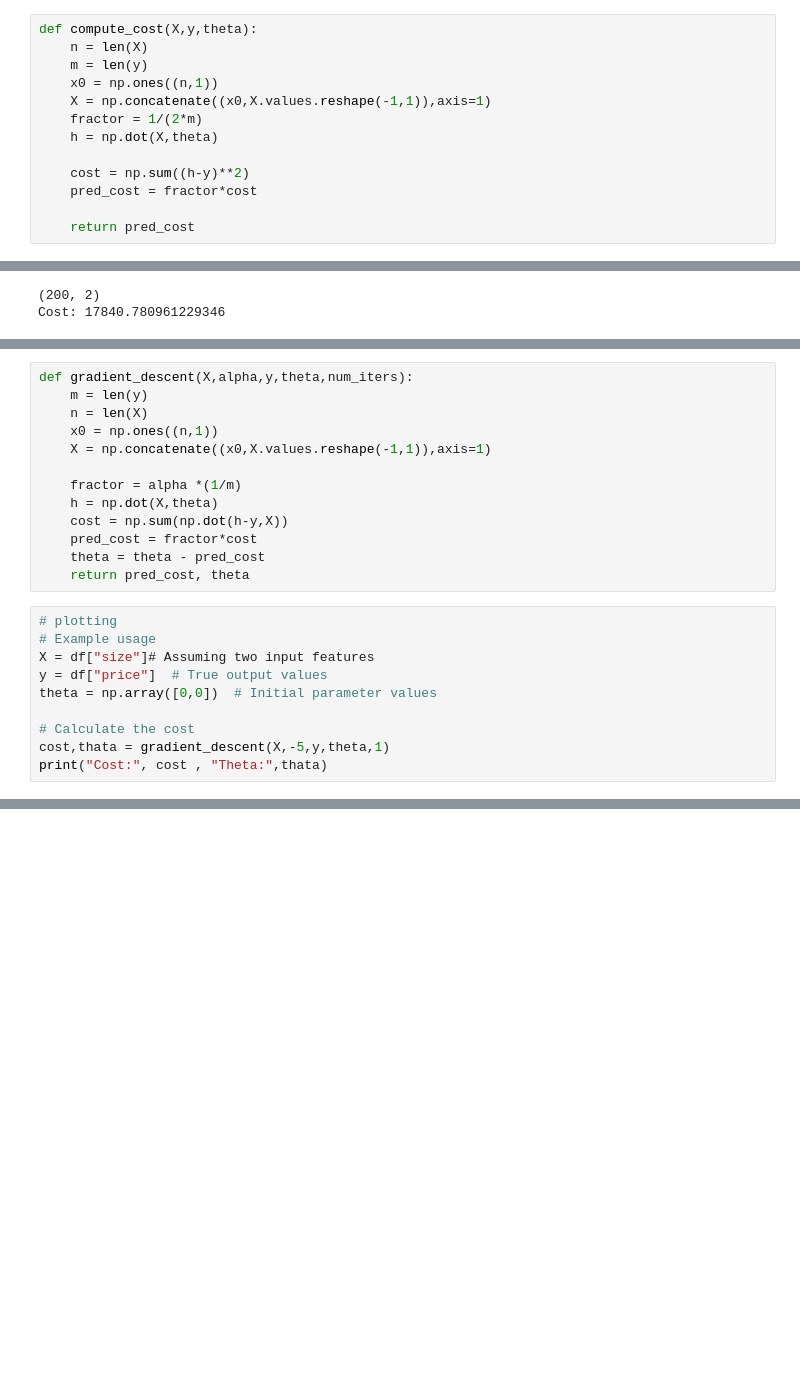
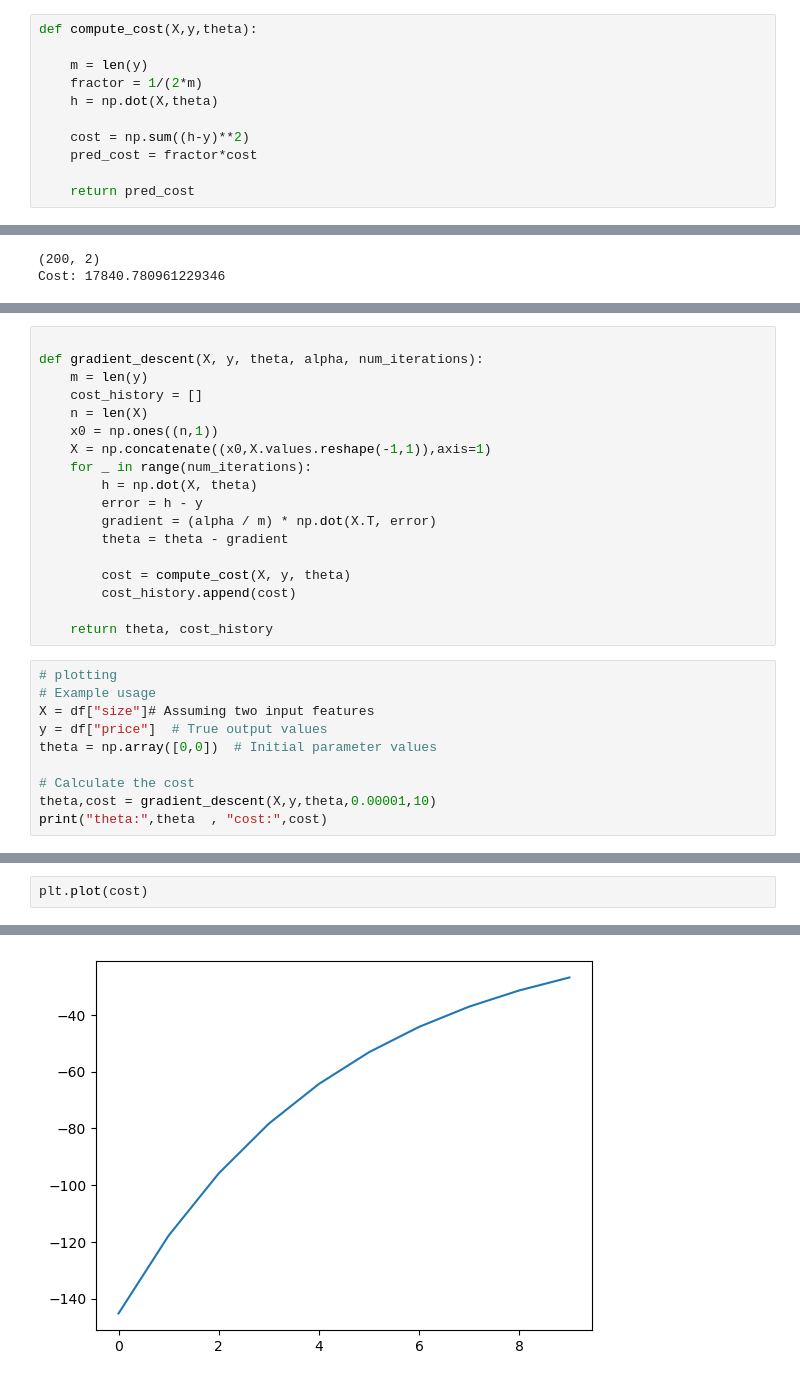
Before and after one commit to marshellon/Machine_learning, a Jupyter notebook: 4/asg_4.ipynb, the cells around one changed output, grey strips where cells are left out. Saved outputs shown, nothing was run; the diff lists cells and outputs as text; blank space fills up the shorter version.

```diff
--- a/4/asg_4.ipynb
+++ b/4/asg_4.ipynb
@@ -18,10 +18,8 @@ plt.show()
 [figure]
 # %%
 def compute_cost(X,y,theta):
-    n = len(X)
+
     m = len(y)
-    x0 = np.ones((n,1))
-    X = np.concatenate((x0,X.values.reshape(-1,1)),axis=1)
     fractor = 1/(2*m)
     h = np.dot(X,theta)
 
@@ -45,16 +52,21 @@ Cost: 17840.780961229346
 # %%
-def gradient_descent(X,alpha,y,theta,num_iters):
+
+def gradient_descent(X, y, theta, alpha, num_iterations):
     m = len(y)
+    cost_history = []
     n = len(X)
     x0 = np.ones((n,1))
     X = np.concatenate((x0,X.values.reshape(-1,1)),axis=1)
+    for _ in range(num_iterations):
+        h = np.dot(X, theta)
+        error = h - y
+        gradient = (alpha / m) * np.dot(X.T, error)
+        theta = theta - gradient
 
-    fractor = alpha *(1/m)
-    h = np.dot(X,theta)
-    cost = np.sum(np.dot(h-y,X))
-    pred_cost = fractor*cost
-    theta = theta - pred_cost
-    return pred_cost, theta
+        cost = compute_cost(X, y, theta)
+        cost_history.append(cost)
+
+    return theta, cost_history
 # %%
 # plotting
 # Example usage
@@ -63,6 +75,6 @@ y = df["price"]  # True output values
 theta = np.array([0,0])  # Initial parameter values
 
 # Calculate the cost
-cost,thata = gradient_descent(X,-5,y,theta,1)
-print("Cost:", cost , "Theta:",thata)
+theta,cost = gradient_descent(X,y,theta,0.00001,10)
+print("theta:",theta  , "cost:",cost)
 # %% [output]
@@ -69,0 +82,3 @@ Cost: 133531.95747415035 Theta: [-133531.95747415 -133531.95747415]
+# %%
+plt.plot(cost)
+# %% [output]
@@ -69,0 +86 @@ Cost: 133531.95747415035 Theta: [-133531.95747415 -133531.95747415]
+[figure, added]
```
Also changed, not shown: parts of 3 cells of this notebook.
